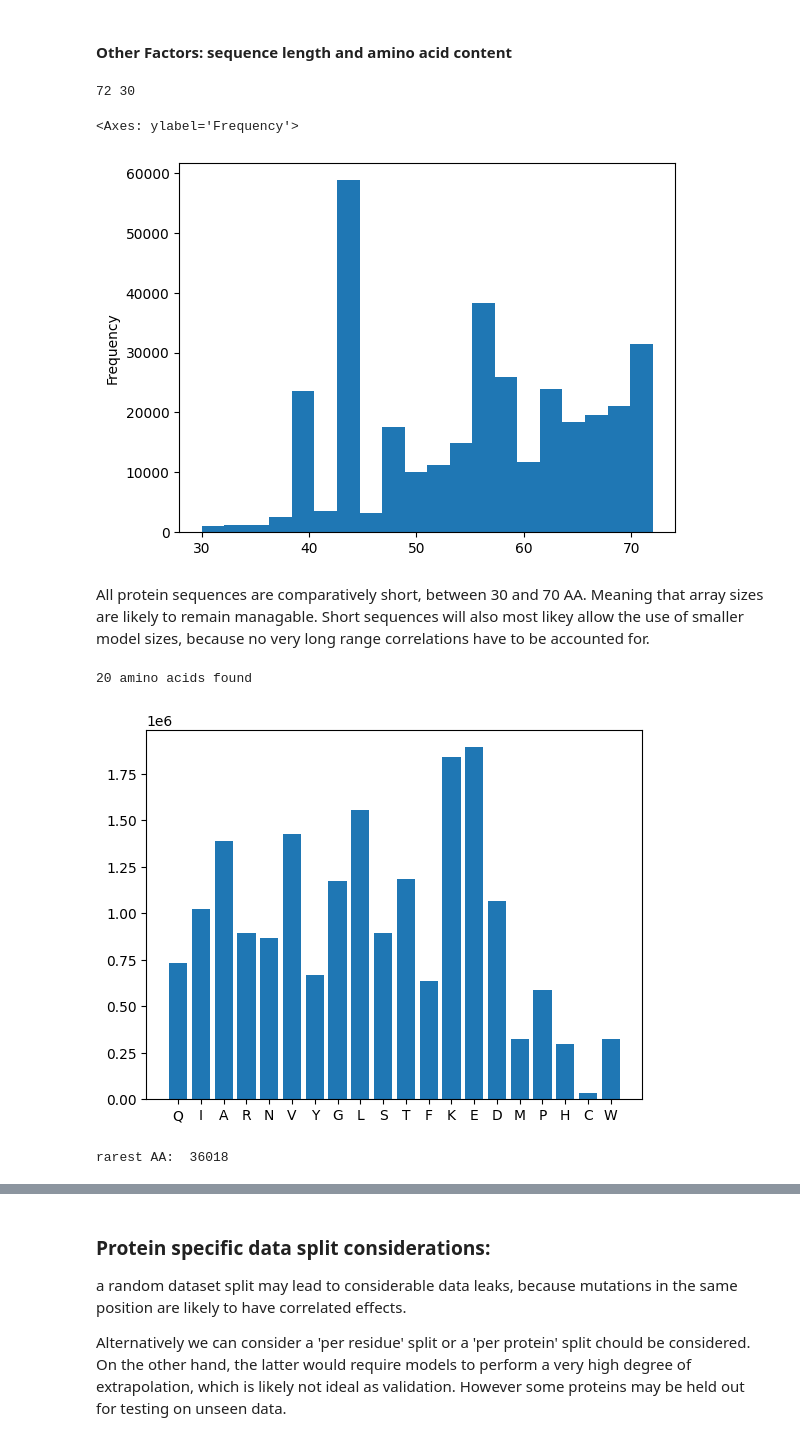
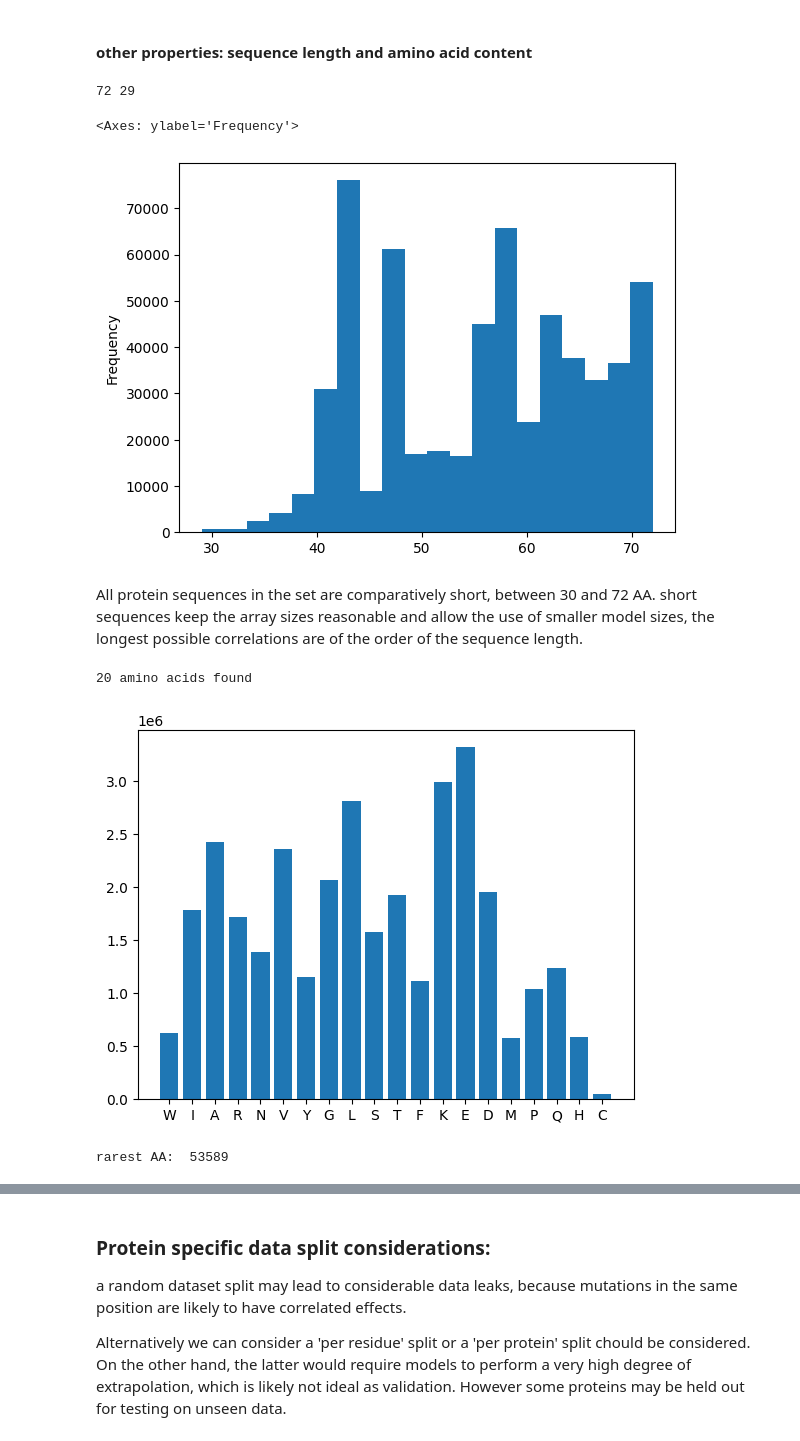
Before and after one commit to AndreaGraf/Protein_ML, a Jupyter notebook: 1_ Data_Analysis_and_Methods_overview.ipynb, the cells around one changed output, grey strips where cells are left out. Drawn from its saved outputs; the diff is of its cells as text; code cells hidden in the pictures.

Commit message:
add data preparation from zenedo record

```diff
--- a/1_ Data_Analysis_and_Methods_overview.ipynb
+++ b/1_ Data_Analysis_and_Methods_overview.ipynb
@@ -36,6 +115,10 @@ in the following section we take a closer look at the sequence specific data.
 # %%
-#loading the data
+
 data_dir = 'Data'
-stability_df = pd.read_csv(os.path.join(data_dir,'mega_scale_ddg_single_mut_with_seq_no_con.csv'))
-stability_df.head()
+DS_1_2 = pd.read_csv(os.path.join(data_dir, 'Processed_K50_dG_datasets','K50_dG_Dataset1_Dataset2.csv'),
+                     dtype=object,
+                     usecols=['name', 'aa_seq', 'mut_type','WT_name', 'WT_cluster', 'dG_ML', 'ddG_ML']
+                     )
+print(DS_1_2.shape)
+DS_1_2.head()
 # %% [output]
@@ -47,0 +132,4 @@ stability_df.head()
+# %%
+# remove rows with low quality data marked with '-' by the authors and get data info
+DS_1_2 = DS_1_2[DS_1_2.ddG_ML!='-']
+DS_1_2.info()
@@ -47,0 +151,4 @@ stability_df.head()
+# %%
+#convert the numeric data types
+DS_1_2['ddG_ML'] = DS_1_2.ddG_ML.astype(float)
+DS_1_2['dG_ML'] = DS_1_2.dG_ML.astype(float)
@@ -61,7 +170,9 @@ stability_df.score.plot.hist(bins=50)
 # %%
 #create a pseudo std for the  negative tail for scaling.
-pseudo_std = np.sqrt(sum(np.power(stability_df[stability_df.score <=0]['score'],2))/len(stability_df[stability_df.score <=0]))
-stability_df['score_scaled'] = stability_df['score']/pseudo_std
-stability_df.score_scaled.plot.hist(bins=50)
+pseudo_std = np.sqrt(sum(np.power(DS_1_2[DS_1_2.ddG_ML <=0]['ddG_ML'],2))/len(DS_1_2[DS_1_2.ddG_ML <=0]))
+
+#look at the scaled data distribution
+DS_1_2['score_scaled'] = DS_1_2['ddG_ML']/pseudo_std
+DS_1_2.score_scaled.plot.hist(bins=50)
 # %% [output]
 <Axes: ylabel='Frequency'>
@@ -85,32 +195,32 @@ fig.show()
 # %% [markdown]
-#### Other Factors: sequence length and amino acid content
+#### other properties: sequence length and amino acid content
 # %%
 #get the range of sequence lengths and distribution
-print(stability_df.aa_seq.apply(len).max(), stability_df.aa_seq.apply(len).min())
-stability_df.aa_seq.apply(len).plot.hist(bins=20)
+print(DS_1_2.aa_seq.apply(len).max(), DS_1_2.aa_seq.apply(len).min())
+DS_1_2.aa_seq.apply(len).plot.hist(bins=20)
 # %% [output]
-72 30
+72 29
 <Axes: ylabel='Frequency'>
-[figure, old version]
+[figure, new version]
 # %% [markdown]
-All protein sequences are comparatively short, between 30 and 70 AA. Meaning that array sizes are likely to remain managable. Short sequences will also most likey allow the use of smaller model sizes, because no very long range correlations have to be accounted for.
+All protein sequences in the set are comparatively short, between 30 and 72 AA. short sequences keep the array sizes reasonable and allow the use of smaller model sizes, the longest possible correlations are of the order of the sequence length.
 # %%
 from collections import Counter
 def compute_aminoacids_freq(df):
     freq_per_acid = Counter("".join(df["aa_seq"]))
     return dict(freq_per_acid)
 
-amino_acids_freq = compute_aminoacids_freq(stability_df)
+amino_acids_freq = compute_aminoacids_freq(DS_1_2)
 print( len(amino_acids_freq), 'amino acids found')
 plt.bar(range(len(amino_acids_freq)), list(amino_acids_freq.values()), align='center')
 plt.xticks(range(len(amino_acids_freq)), list(amino_acids_freq.keys()))
 
 plt.show()
 # %% [output]
 20 amino acids found
-[figure, old version]
+[figure, new version]
 # %%
 print('rarest AA: ', amino_acids_freq['C'])
 # %% [output]
-rarest AA:  36018
+rarest AA:  53589
 # %% [markdown]
```
Also changed, not shown: parts of 61 cells of this notebook, 3 other files.
